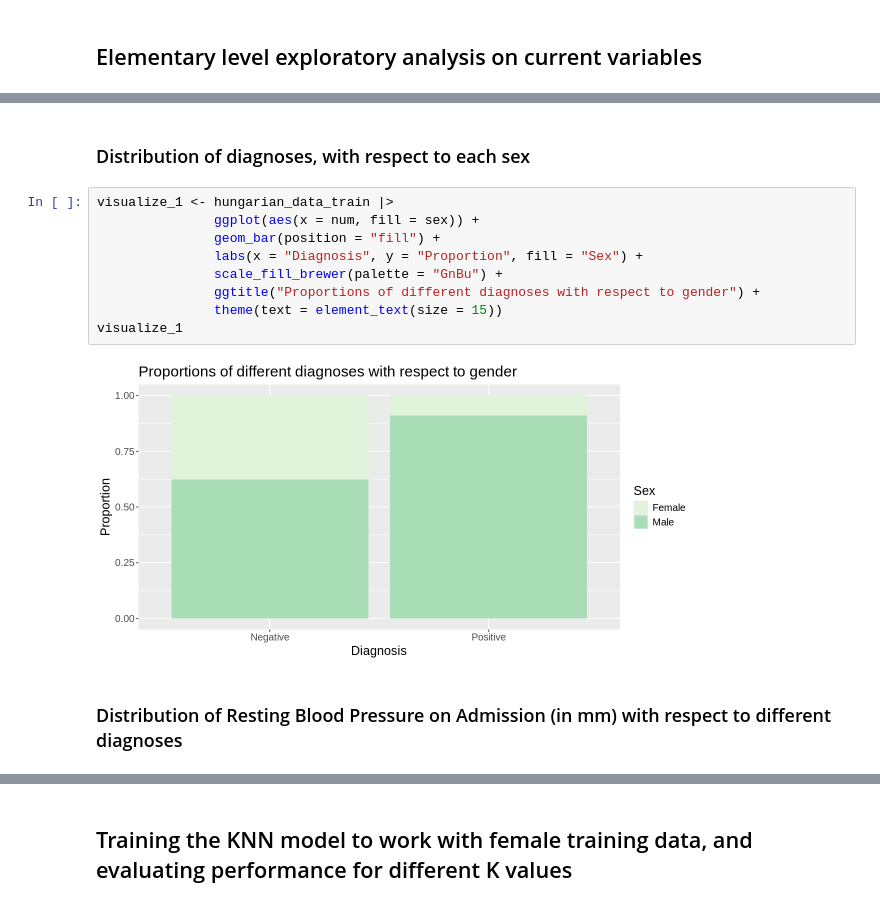
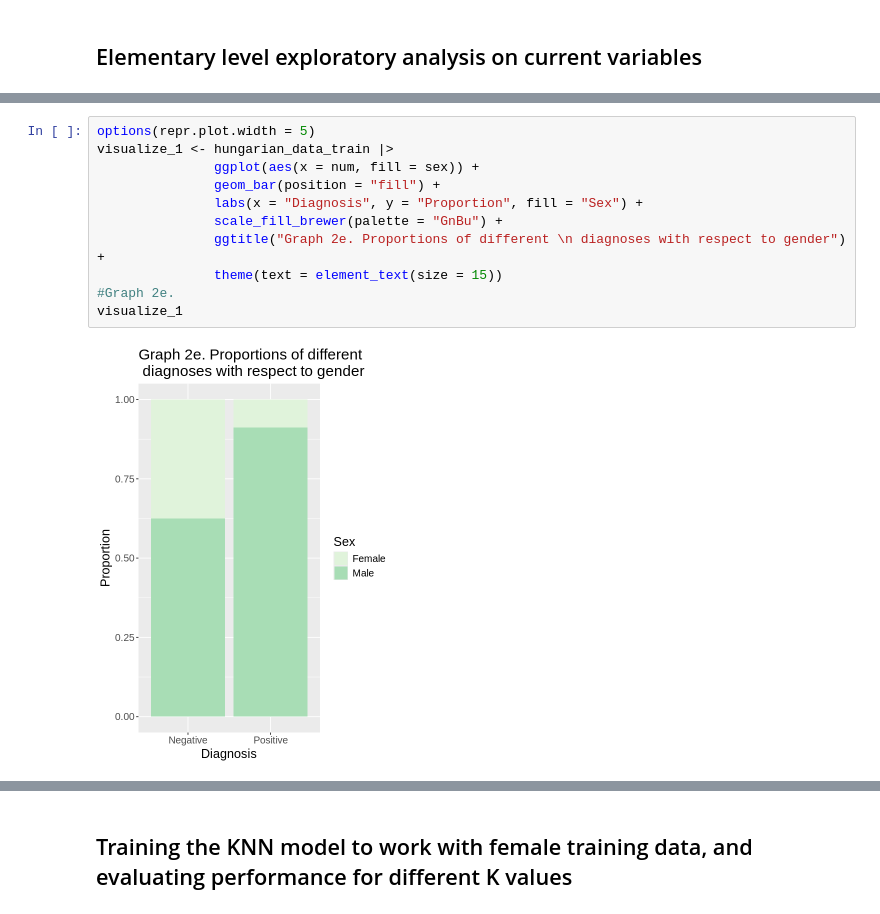
Before and after one commit to szulkifl/dsci-data-analysis-project-44, a Jupyter notebook: project_report.ipynb, the cells around one changed output, grey strips where cells are left out. Drawn from its saved outputs; the diff is of its cells as text.

```diff
--- a/project_report.ipynb
+++ b/project_report.ipynb
@@ -281,18 +286,16 @@ visualization_age
-# %% [markdown]
-### Distribution of diagnoses, with respect to each sex
 # %%
+options(repr.plot.width = 5)
 visualize_1 <- hungarian_data_train |>
                ggplot(aes(x = num, fill = sex)) +
                geom_bar(position = "fill") +
                labs(x = "Diagnosis", y = "Proportion", fill = "Sex") +
                scale_fill_brewer(palette = "GnBu") +
-               ggtitle("Proportions of different diagnoses with respect to gender") +
+               ggtitle("Graph 2e. Proportions of different \n diagnoses with respect to gender") +
                theme(text = element_text(size = 15))
+#Graph 2e.
 visualize_1
 # %% [output]
-[figure, old version]
+[figure, new version]
-# %% [markdown]
-### Distribution of Resting Blood Pressure on Admission (in mm) with respect to different diagnoses
 # %%
 options(repr.plot.width = 7, repr.plot.height = 7)
 hist_visualiz_trestbps <- hungarian_data_train |>
```
Also changed, not shown: parts of 30 cells of this notebook.
